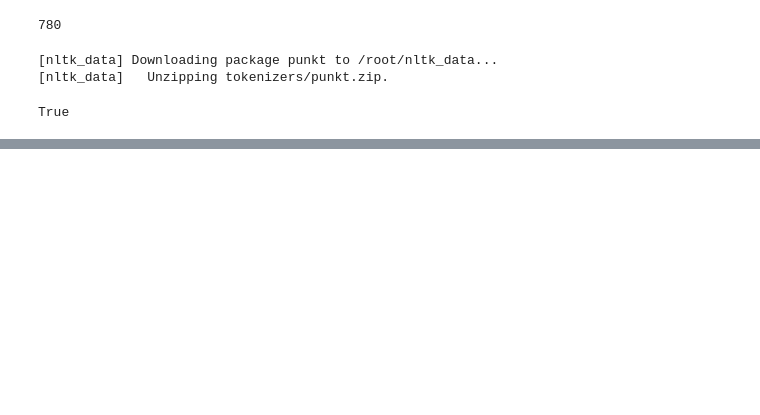
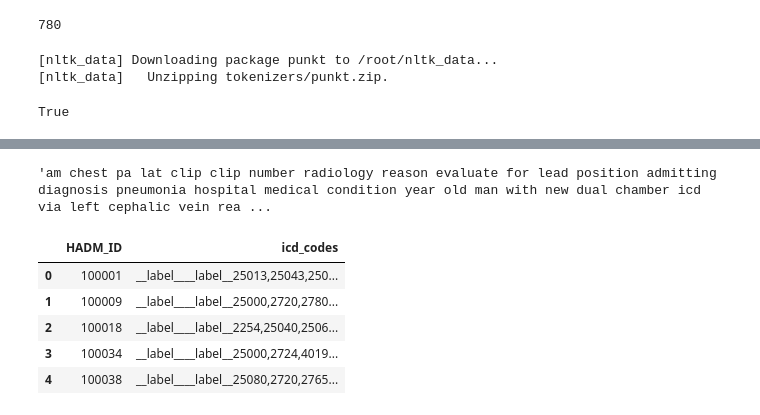
Before and after one commit to Slothbetty/cs598_dlh_final_project, a Jupyter notebook: CS_598_Final_pj.ipynb, the cells around one changed output, grey strips where cells are left out. Saved outputs shown, nothing was run; the diff lists cells and outputs as text; code cells hidden in the pictures; blank space fills up the shorter version.

```diff
--- a/CS_598_Final_pj.ipynb
+++ b/CS_598_Final_pj.ipynb
@@ -123,0 +202,14 @@ word_dic=tmp[tmp>=5].index.tolist()
+# %%
+notes.loc[0,'TEXT']
+# %% [output]
+'am chest pa lat clip clip number radiology reason evaluate for lead position admitting diagnosis pneumonia hospital medical condition year old man with new dual chamber icd via left cephalic vein rea ...
+# %%
+admin_icd.loc[:, 'icd_codes'] = admin_icd.loc[:, 'icd_codes'].apply(lambda x: '__label__' + x)
+admin_icd.head()
+# %% [output]
+|  | HADM_ID | icd_codes |
+| 0 | 100001 | __label____label__25013,25043,250... |
+| 1 | 100009 | __label____label__25000,2720,2780... |
+| 2 | 100018 | __label____label__2254,25040,2506... |
+| 3 | 100034 | __label____label__25000,2724,4019... |
+| 4 | 100038 | __label____label__25080,2720,2765... |
```
Also changed, not shown: parts of 28 cells of this notebook.
